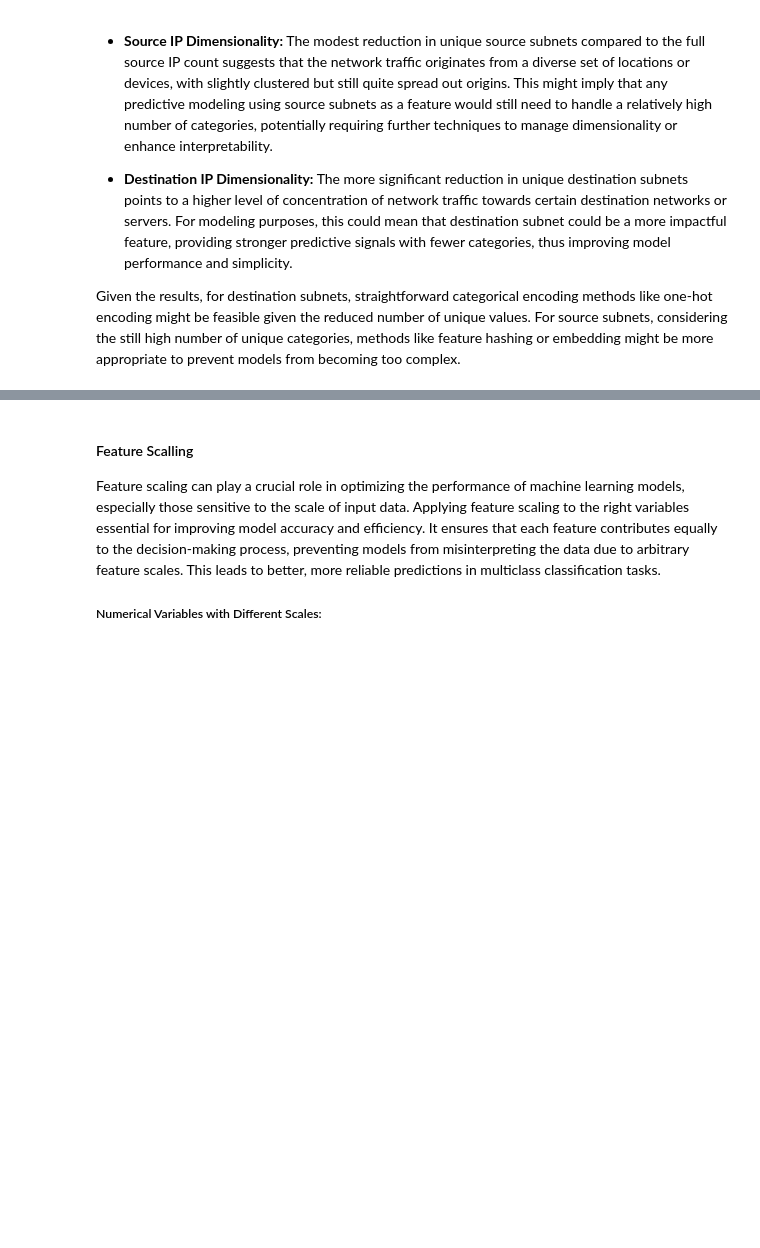
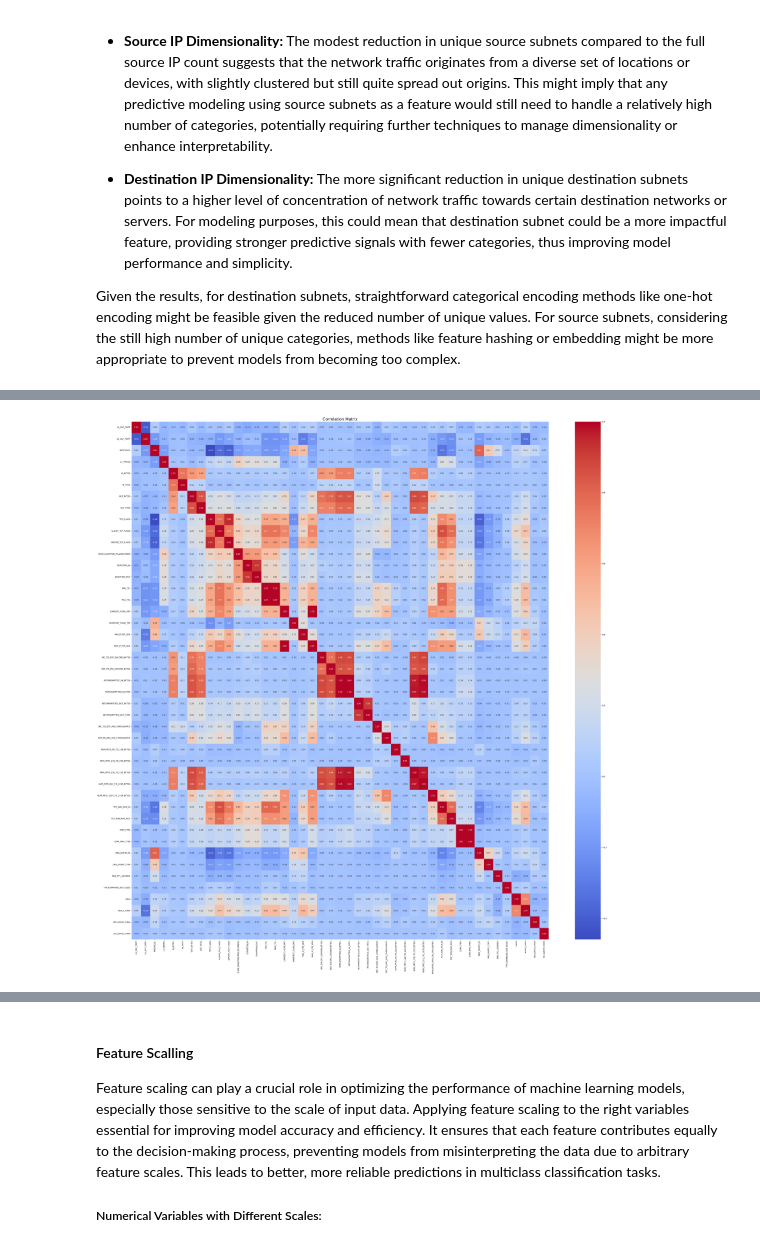
Before and after one commit to PtrTella/BigDataProject, a Jupyter notebook: project.ipynb, the cells around one changed output, grey strips where cells are left out. Saved outputs shown, nothing was run; the diff lists cells and outputs as text; code cells hidden in the pictures; blank space fills up the shorter version.

```diff
--- a/project.ipynb
+++ b/project.ipynb
@@ -16,7 +14,7 @@ spark = SparkSession.builder \
 def load_test_data(debug=False):
     if debug:
         test_data = spark.read.csv(r"./dataset/NF-ToN-IoT-v2-test.csv", header=True, inferSchema=True).limit(200)
-        train_data = spark.read.csv(r"./dataset/NF-ToN-IoT-v2-train.csv", header=True, inferSchema=True).limit(600)
+        train_data = spark.read.csv(r"./dataset/NF-ToN-IoT-v2-train.csv", header=True, inferSchema=True).limit(20000)
     else:
         test_data = spark.read.csv(r"./dataset/NF-ToN-IoT-v2-test.csv", header=True, inferSchema=True)
         train_data = spark.read.csv(r"./dataset/NF-ToN-IoT-v2-train.csv", header=True, inferSchema=True)
@@ -211,17 +209,20 @@ from pyspark.ml import Pipeline
 # Define Indexers and Encoders for categorical variables
 attack_indexer = StringIndexer(inputCol="Attack", outputCol="attack_index")
 
-# BUG!!! WHY DO DIFFERENT STUFF FOR SRC AND DST?
+# Destination address
 dst_subnet_indexer = StringIndexer(inputCol="IPV4_DST_ADDR_Subnet", outputCol="dst_subnet_index")
-dst_subnet_encoder = OneHotEncoder(inputCol="dst_subnet_index", outputCol="dst_subnet_vec")
-src_subnet_hasher = FeatureHasher(inputCols=["IPV4_SRC_ADDR_Subnet"], outputCol="src_subnet_hashed", numFeatures=1024)
+
+# Source address
+# Feature hashing for source subnet since lower cardinality
+# Just for graphing
+src_subnet_indexer = StringIndexer(inputCol="IPV4_SRC_ADDR_Subnet", outputCol="src_subnet_index")
+
 
 # Create a pipeline for encoding
 encoding_pipeline = Pipeline(stages=[
     attack_indexer,
     dst_subnet_indexer,
-    dst_subnet_encoder,
-    src_subnet_hasher
+    src_subnet_indexer,
 ])
 
 # Fit the encoding pipeline to the training data
@@ -232,5 +233,5 @@ encoded_train_data = encoding_model.transform(train_data)
 encoded_test_data = encoding_model.transform(test_data)
 
 # Show encoded features to verify
-encoded_train_data.select("Attack", "attack_index", "IPV4_SRC_ADDR_Subnet", "src_subnet_hashed", "IPV4_DST_ADDR_Subnet", "dst_subnet_vec", "dst_subnet_index").show(truncate=False)
+encoded_train_data.select("Attack", "attack_index", "IPV4_SRC_ADDR_Subnet", "IPV4_DST_ADDR_Subnet", "dst_subnet_index").show(truncate=False)
 # %% [output]
@@ -253 +254,7 @@ encoded_train_data.select("Attack", "attack_index", "IPV4_SRC_ADDR_Subnet", "src
 only showing top 20 rows
+# %%
+# Drop the original columns that have been encoded and hashed
+encoded_train_data = encoded_train_data.drop("Attack", "IPV4_SRC_ADDR_Subnet", "IPV4_DST_ADDR_Subnet", "IPV4_SRC_ADDR", "IPV4_DST_ADDR")
+
+# Show the final columns in the training data
+encoded_train_data.columns
@@ -253,0 +325,9 @@ only showing top 20 rows
+# %%
+# Graph Heatmap
+import seaborn as sns
+import matplotlib.pyplot as plt
+from pyspark.sql import SparkSession
+import pyspark.sql.functions as F
+
+# Converte il DataFrame Spark in un DataFrame Pandas per l'analisi esplorativa
+df_pd = encoded_train_data.limit(ROW_LIMIT).toPandas()
@@ -253,0 +346,12 @@ only showing top 20 rows
+# %%
+def heatmap(dataframe):
+    # Matrice di correlazione
+    correlation_matrix = dataframe.corr()
+    plt.figure(figsize=(48, 48))
+    sns.heatmap(correlation_matrix, annot=True, cmap='coolwarm', fmt=".2f")
+    plt.title('Correlation Matrix', fontsize=20)
+    plt.show()
+
+heatmap(df_pd)
+# %% [output]
+[figure, added]
```
Also changed, not shown: parts of 23 cells of this notebook, 14 other files.
